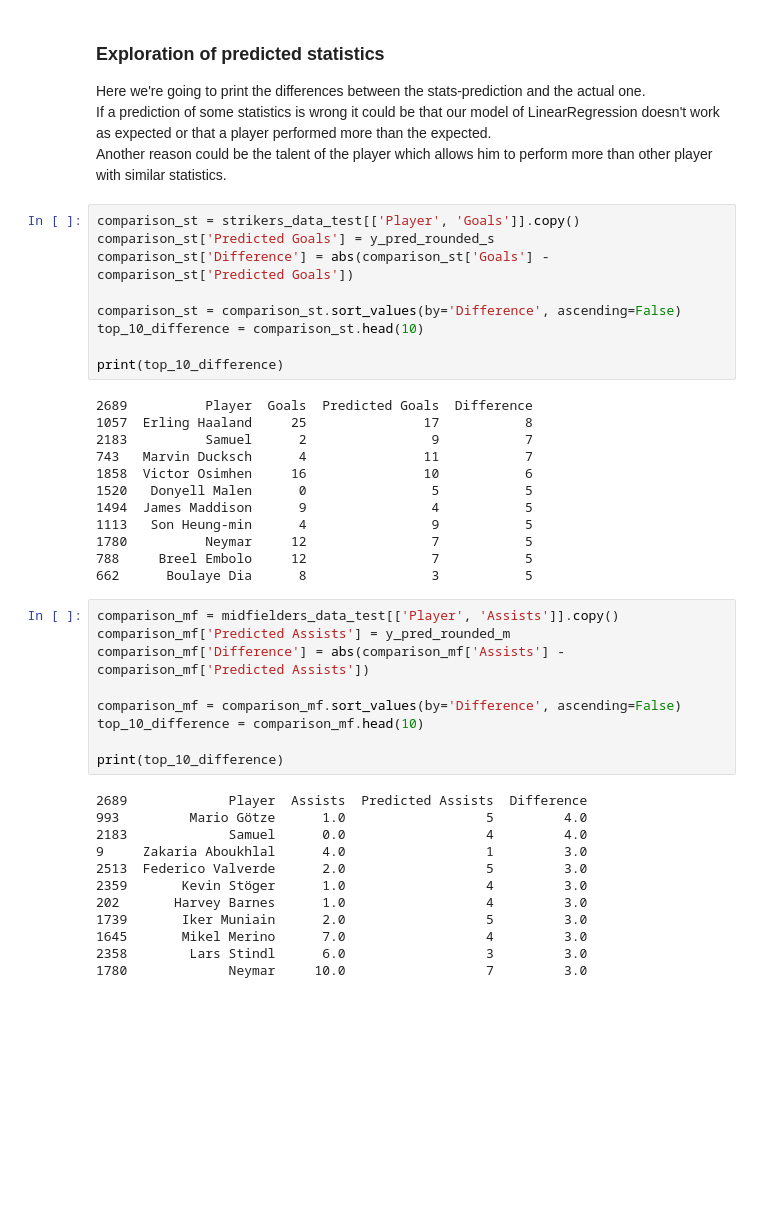
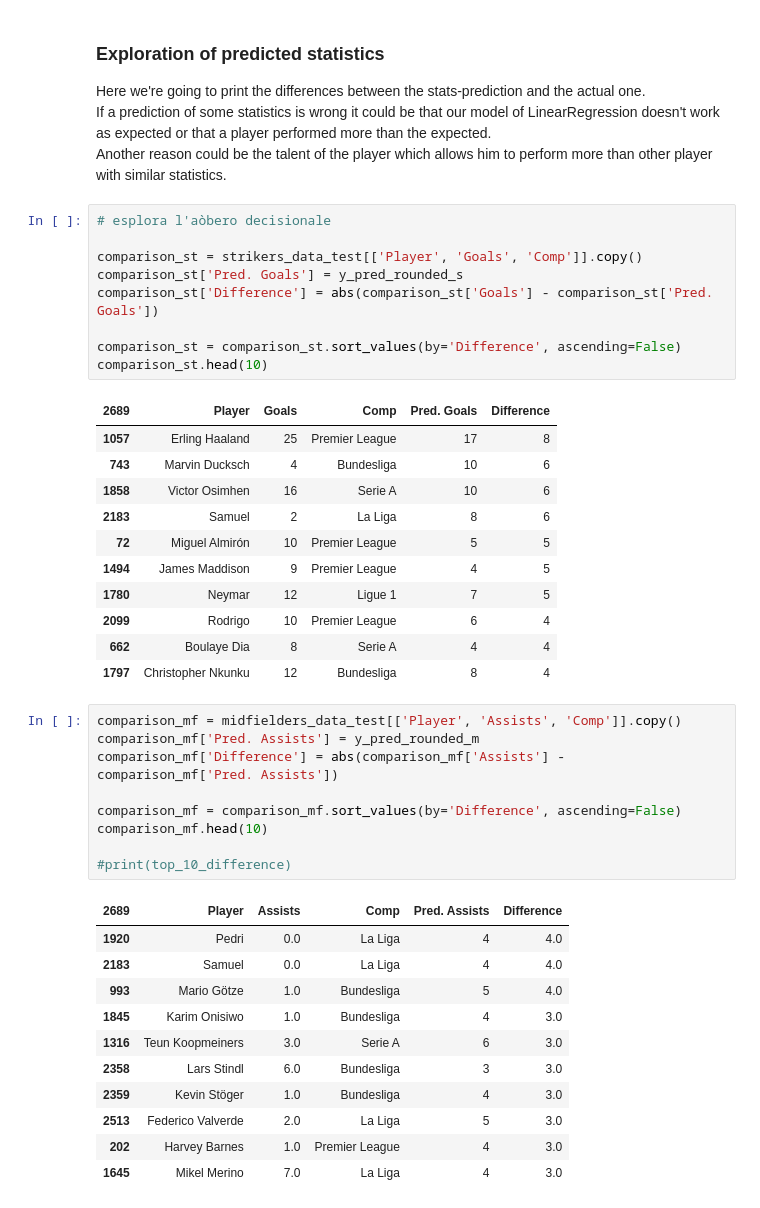
Before and after one commit to Mammew/proj_IDS, a Jupyter notebook: notebook.ipynb, the cells around one changed output. Cells and saved outputs as stored; diff of their text form; blank space fills up the shorter version.

```diff
--- a/notebook.ipynb
+++ b/notebook.ipynb
@@ -515,47 +516,47 @@ Here we're going to print the differences between the stats-prediction and the a
 If a prediction of some statistics is wrong it could be that our model of LinearRegression doesn't work as expected or that a player performed more than the expected.
 Another reason could be the talent of the player which allows him to perform more than other player with similar statistics.
 # %%
-comparison_st = strikers_data_test[['Player', 'Goals']].copy()
-comparison_st['Predicted Goals'] = y_pred_rounded_s
-comparison_st['Difference'] = abs(comparison_st['Goals'] - comparison_st['Predicted Goals'])
+# esplora l'aòbero decisionale
+
+comparison_st = strikers_data_test[['Player', 'Goals', 'Comp']].copy()
+comparison_st['Pred. Goals'] = y_pred_rounded_s
+comparison_st['Difference'] = abs(comparison_st['Goals'] - comparison_st['Pred. Goals'])
 
 comparison_st = comparison_st.sort_values(by='Difference', ascending=False)
-top_10_difference = comparison_st.head(10)
-
-print(top_10_difference)
+comparison_st.head(10)
 # %% [output]
-2689          Player  Goals  Predicted Goals  Difference
-1057  Erling Haaland     25               17           8
-2183          Samuel      2                9           7
-743   Marvin Ducksch      4               11           7
-1858  Victor Osimhen     16               10           6
-1520   Donyell Malen      0                5           5
-1494  James Maddison      9                4           5
-1113   Son Heung-min      4                9           5
-1780          Neymar     12                7           5
-788     Breel Embolo     12                7           5
-662      Boulaye Dia      8                3           5
+| 2689 | Player | Goals | Comp | Pred. Goals | Difference |
+| 1057 | Erling Haaland | 25 | Premier League | 17 | 8 |
+| 743 | Marvin Ducksch | 4 | Bundesliga | 10 | 6 |
+| 1858 | Victor Osimhen | 16 | Serie A | 10 | 6 |
+| 2183 | Samuel | 2 | La Liga | 8 | 6 |
+| 72 | Miguel Almirón | 10 | Premier League | 5 | 5 |
+| 1494 | James Maddison | 9 | Premier League | 4 | 5 |
+| 1780 | Neymar | 12 | Ligue 1 | 7 | 5 |
+| 2099 | Rodrigo | 10 | Premier League | 6 | 4 |
+| 662 | Boulaye Dia | 8 | Serie A | 4 | 4 |
+| 1797 | Christopher Nkunku | 12 | Bundesliga | 8 | 4 |
 # %%
-comparison_mf = midfielders_data_test[['Player', 'Assists']].copy()
-comparison_mf['Predicted Assists'] = y_pred_rounded_m
-comparison_mf['Difference'] = abs(comparison_mf['Assists'] - comparison_mf['Predicted Assists'])
+comparison_mf = midfielders_data_test[['Player', 'Assists', 'Comp']].copy()
+comparison_mf['Pred. Assists'] = y_pred_rounded_m
+comparison_mf['Difference'] = abs(comparison_mf['Assists'] - comparison_mf['Pred. Assists'])
 
 comparison_mf = comparison_mf.sort_values(by='Difference', ascending=False)
-top_10_difference = comparison_mf.head(10)
+comparison_mf.head(10)
 
-print(top_10_difference)
+#print(top_10_difference)
 # %% [output]
-2689             Player  Assists  Predicted Assists  Difference
-993         Mario Götze      1.0                  5         4.0
-2183             Samuel      0.0                  4         4.0
-9     Zakaria Aboukhlal      4.0                  1         3.0
-2513  Federico Valverde      2.0                  5         3.0
-2359       Kevin Stöger      1.0                  4         3.0
-202       Harvey Barnes      1.0                  4         3.0
-1739       Iker Muniain      2.0                  5         3.0
-1645       Mikel Merino      7.0                  4         3.0
-2358        Lars Stindl      6.0                  3         3.0
-1780             Neymar     10.0                  7         3.0
+| 2689 | Player | Assists | Comp | Pred. Assists | Difference |
+| 1920 | Pedri | 0.0 | La Liga | 4 | 4.0 |
+| 2183 | Samuel | 0.0 | La Liga | 4 | 4.0 |
+| 993 | Mario Götze | 1.0 | Bundesliga | 5 | 4.0 |
+| 1845 | Karim Onisiwo | 1.0 | Bundesliga | 4 | 3.0 |
+| 1316 | Teun Koopmeiners | 3.0 | Serie A | 6 | 3.0 |
+| 2358 | Lars Stindl | 6.0 | Bundesliga | 3 | 3.0 |
+| 2359 | Kevin Stöger | 1.0 | Bundesliga | 4 | 3.0 |
+| 2513 | Federico Valverde | 2.0 | La Liga | 5 | 3.0 |
+| 202 | Harvey Barnes | 1.0 | Premier League | 4 | 3.0 |
+| 1645 | Mikel Merino | 7.0 | La Liga | 4 | 3.0 |
 # %%
 # visualizziamo i risutati aventi forbice maggiore tra dato effettivo e predetto
 
```
Also changed, not shown: parts of 18 cells of this notebook.
